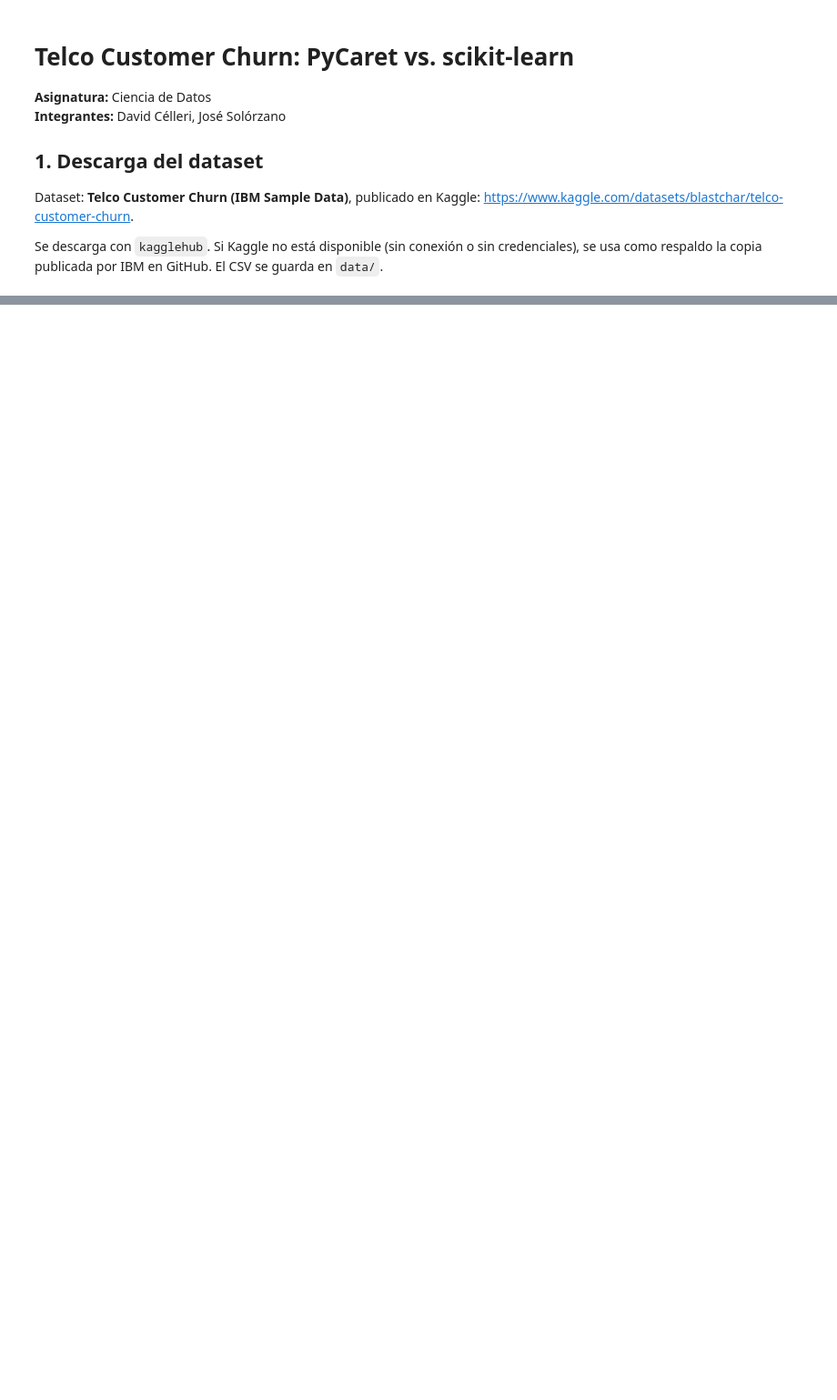
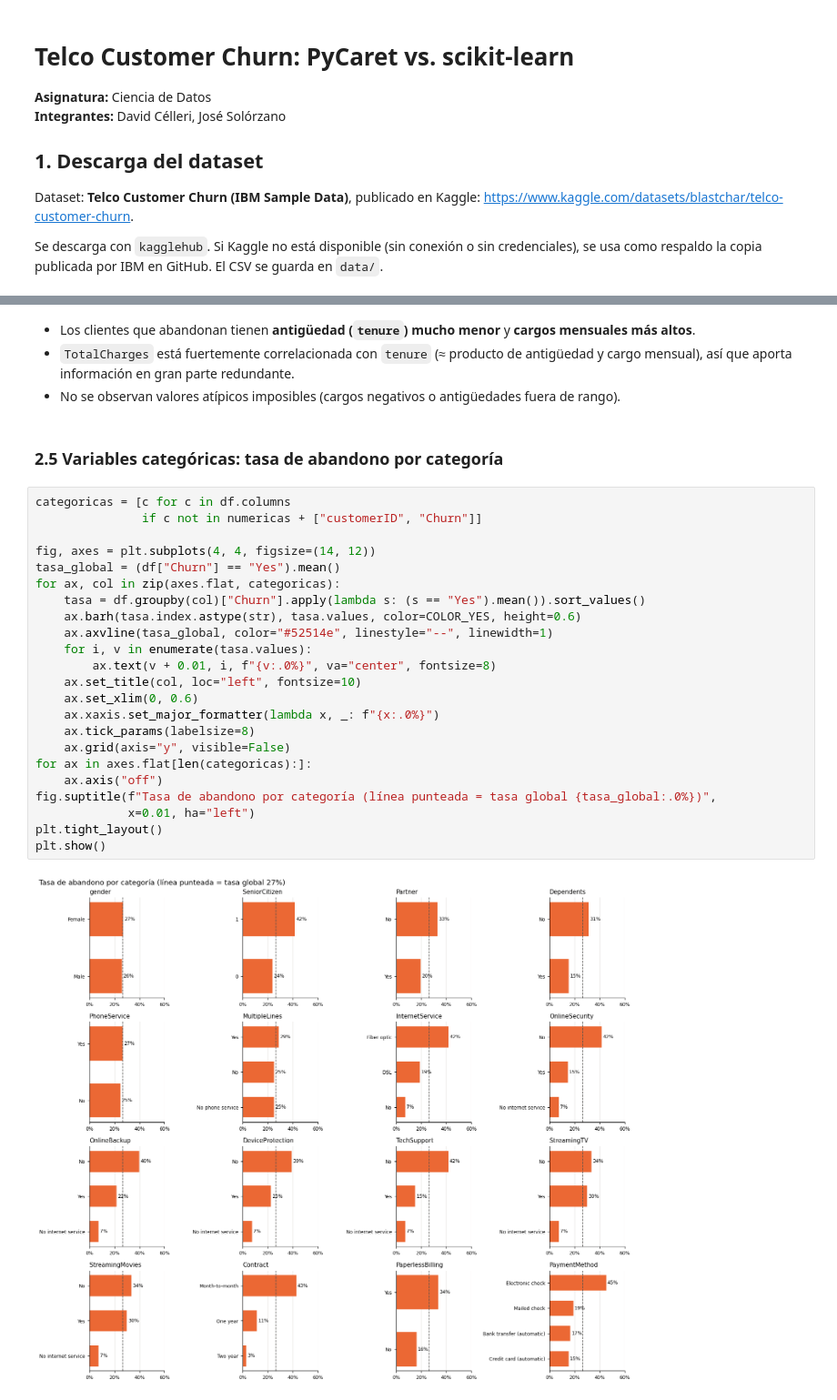
Before and after one commit to celleri-d/TrabajoPipeline3, a Jupyter notebook: pipeline_churn.ipynb, the cells around one changed output, grey strips where cells are left out. Shown at 91% size. Drawn from its saved outputs; the diff is of its cells as text; blank space fills up the shorter version.

```diff
--- a/pipeline_churn.ipynb
+++ b/pipeline_churn.ipynb
@@ -45,0 +231,32 @@ print(f"Tamaño: {CSV_PATH.stat().st_size / 1024:.1f} KB")
+# %% [markdown]
+- Los clientes que abandonan tienen **antigüedad (`tenure`) mucho menor** y **cargos mensuales más altos**.
+- `TotalCharges` está fuertemente correlacionada con `tenure` (≈ producto de antigüedad y cargo
+  mensual), así que aporta información en gran parte redundante.
+- No se observan valores atípicos imposibles (cargos negativos o antigüedades fuera de rango).
+# %% [markdown]
+### 2.5 Variables categóricas: tasa de abandono por categoría
+# %%
+categoricas = [c for c in df.columns
+               if c not in numericas + ["customerID", "Churn"]]
+
+fig, axes = plt.subplots(4, 4, figsize=(14, 12))
+tasa_global = (df["Churn"] == "Yes").mean()
+for ax, col in zip(axes.flat, categoricas):
+    tasa = df.groupby(col)["Churn"].apply(lambda s: (s == "Yes").mean()).sort_values()
+    ax.barh(tasa.index.astype(str), tasa.values, color=COLOR_YES, height=0.6)
+    ax.axvline(tasa_global, color="#52514e", linestyle="--", linewidth=1)
+    for i, v in enumerate(tasa.values):
+        ax.text(v + 0.01, i, f"{v:.0%}", va="center", fontsize=8)
+    ax.set_title(col, loc="left", fontsize=10)
+    ax.set_xlim(0, 0.6)
+    ax.xaxis.set_major_formatter(lambda x, _: f"{x:.0%}")
+    ax.tick_params(labelsize=8)
+    ax.grid(axis="y", visible=False)
+for ax in axes.flat[len(categoricas):]:
+    ax.axis("off")
+fig.suptitle(f"Tasa de abandono por categoría (línea punteada = tasa global {tasa_global:.0%})",
+             x=0.01, ha="left")
+plt.tight_layout()
+plt.show()
+# %% [output]
+[figure, added]
```
Also changed, not shown: parts of 26 cells of this notebook, 2 other files.
